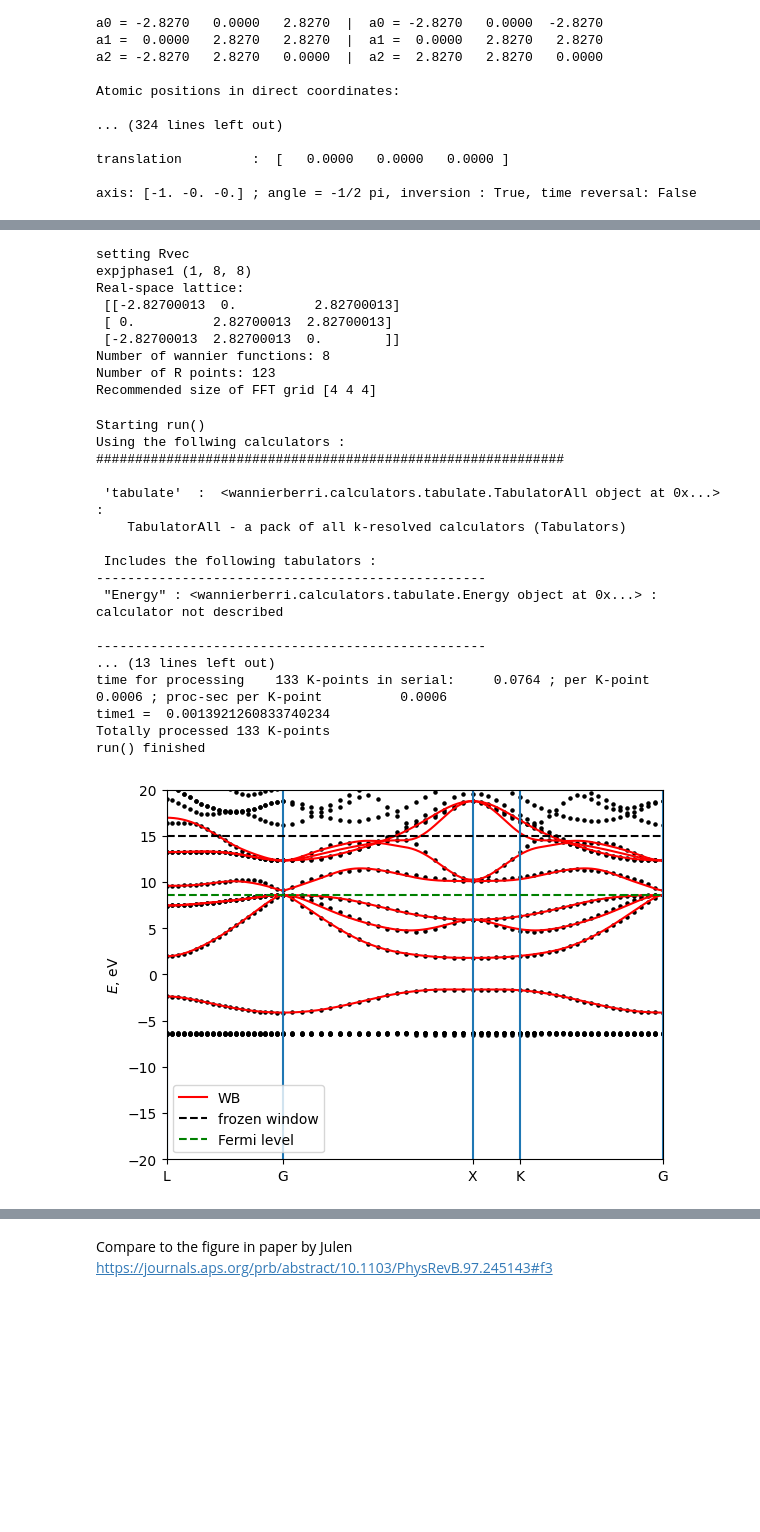
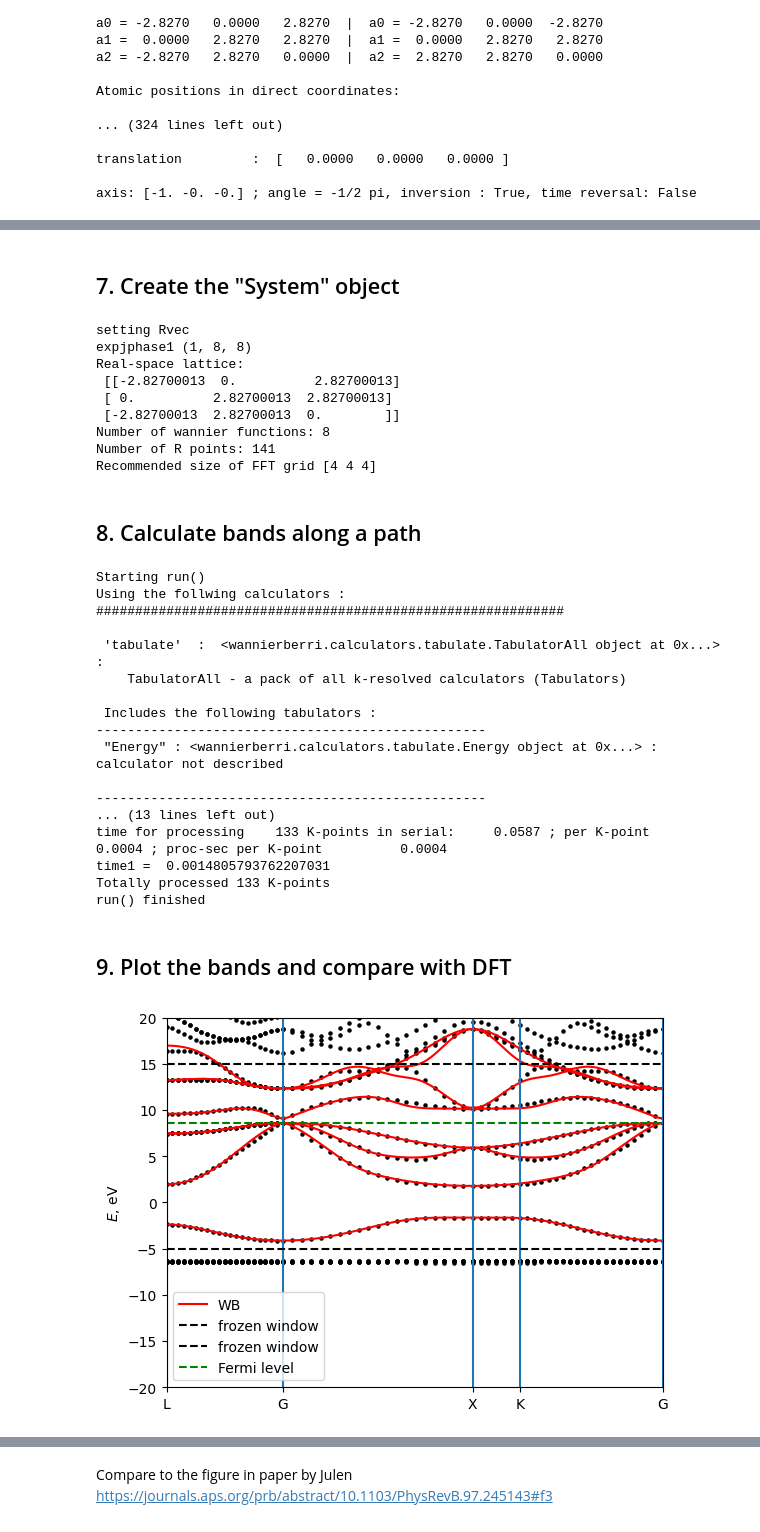
Before and after one commit to wannier-berri/tutorial-CINERAMA-2025, a Jupyter notebook: wannierisation/tutorial-wannierisation.ipynb, the cells around one changed output, grey strips where cells are left out. Saved outputs shown, nothing was run; the diff lists cells and outputs as text; code cells hidden in the pictures; blank space fills up the shorter version.

Commit message:
comments in wannierisation

```diff
--- a/wannierisation/tutorial-wannierisation.ipynb
+++ b/wannierisation/tutorial-wannierisation.ipynb
@@ -26,6 +45,20 @@ axis: [-1. -0. -0.] ; angle = -1/2 pi, inversion : True, time reversal: False
 # %%
+import numpy as np
 from wannierberri.symmetry.projections import Projection, ProjectionsSet
 # now set the transformations of WFs. Make sure, the projections are consistent with the amn file
 proj_Ga_sp3 = Projection(position_num = [[0,0,0]], orbital='sp3', spacegroup=spacegroup)
 proj_As_sp3 = Projection(position_num = [[1/4,1/4,1/4]], orbital='sp3', spacegroup=spacegroup)
-projections_set = ProjectionsSet(projections=[proj_Ga_sp3, proj_As_sp3],)
+proj_Ga_p = Projection(position_num = [[0,0,0]], orbital='p', spacegroup=spacegroup)
+proj_Ga_s = Projection(position_num = [[0,0,0]], orbital='s', spacegroup=spacegroup)
+proj_As_p = Projection(position_num = [[1/4,1/4,1/4]], orbital='p', spacegroup=spacegroup)
+proj_As_s = Projection(position_num = [[1/4,1/4,1/4]], orbital='s', spacegroup=spacegroup)
+
+proj_s_bond = Projection(position_num = [[1/8,1/8,1/8]], orbital='s', spacegroup=spacegroup)
+proj_p_bond = Projection(position_num = [[1/8,1/8,1/8]], orbital='pz',
+                         zaxis =  np.array([1,1,1])@spacegroup.lattice,
+                         rotate_basis=True,
+                         spacegroup=spacegroup)
+
+# projections_set = ProjectionsSet(projections=[proj_Ga_sp3, proj_As_sp3],)
+# projections_set = ProjectionsSet(projections=[proj_Ga_s, proj_Ga_p, proj_As_s, proj_As_p],)
+projections_set = ProjectionsSet(projections=[proj_s_bond, proj_p_bond],) # bonding and antibonding states
@@ -64,9 +124,14 @@ Projection 0.25, 0.25, 0.25:['sp3'] with 4 Wannier functions on 1 points (4 per
 # %%
 from wannierberri.w90files import Wannier90data
-w90data=Wannier90data(seedname="QEfiles/GaAs", readfiles=["mmn","eig","win", "unk"] )
+from wannierberri.w90files.unk import UNK
+w90data=Wannier90data(seedname="QEfiles/GaAs", readfiles=["mmn","eig","win",] , read_npz=False)
 # check the symmetries of the amn and eig files
 w90data.set_symmetrizer(symmetrizer)
 w90data.set_file("amn", amn)
 for ib, band in enumerate(w90data.eig.data.T):
     print(f"Band {ib}: minimum energy = {band.min()} eV, maximum energy = {band.max()} eV")
+
+unk = UNK()
+unk.from_w90_file("QEfiles/GaAs")
+w90data.set_file("unk", unk)
 # %% [output]
@@ -90,10 +157,12 @@ Band 25: minimum energy = 26.945410799149 eV, maximum energy = 34.3242633118 eV
 # %%
-# w90data.select_bands(win_min=-6,win_max= 100)
 froz_max = 15
+froz_min = -5
+
+w90data.select_bands(win_min=froz_min,win_max= 100)
 w90data.wannierise( init = "amn",
-                froz_min=-6,
+                froz_min=froz_min,
                 froz_max=froz_max,
-                print_progress_every=1,
+                print_progress_every=5,
                 num_iter=101,
                 conv_tol=1e-6,
                 mix_ratio_z=1.0,
@@ -121,3 +207,5 @@ total time for wannierization 0.7459039688110352
+# %% [markdown]
+## 7. Create the "System" object
 # %%
 from wannierberri.system import System_w90
 system = System_w90(w90data=w90data, berry=True)
@@ -129,8 +217,10 @@ Real-space lattice:
  [ 0.          2.82700013  2.82700013]
  [-2.82700013  2.82700013  0.        ]]
 Number of wannier functions: 8
-Number of R points: 123
+Number of R points: 141
 Recommended size of FFT grid [4 4 4]
+# %% [markdown]
+## 8. Calculate bands along a path
 # %%
 # all kpoints given in reduced coordinates
 import wannierberri as wberri
@@ -161,10 +251,12 @@ Using the follwing calculators :
 
 --------------------------------------------------
 ... (13 lines left out)
-time for processing    133 K-points in serial:     0.0764 ; per K-point          0.0006 ; proc-sec per K-point          0.0006
-time1 =  0.0013921260833740234
+time for processing    133 K-points in serial:     0.0587 ; per K-point          0.0004 ; proc-sec per K-point          0.0004
+time1 =  0.0014805793762207031
 Totally processed 133 K-points
 run() finished
+# %% [markdown]
+## 9. Plot the bands and compare with DFT
 # %%
 # plot the bands and compare with pw
 # EF = 12
@@ -176,31 +268,32 @@ A = np.loadtxt("./QEfiles/GaAs.bands_pw.dat.gnu")
 bohr_ang = scipy.constants.physical_constants['Bohr radius'][0] / 1e-10
 alatt = 10.684511508634104 * bohr_ang  # lattice constant in Angstrom
 A[:,0]*= 2*np.pi/alatt
 A[:,1] = A[:,1]
 plt.scatter(A[:,0], A[:,1], c="black", s=5)
 
 
 
 bands_path.plot_path_fat(path,
                 quantity=None,
                 # save_file="Fe_bands.pdf",
                 Eshift=0,
                 Emin=-100, Emax=50,
                 iband=None,
                 mode="fatband",
                 fatfactor=20,
                 cut_k=False,
                 linecolor="red",
                 close_fig=False,
                 show_fig=False,
                 label=f"WB"
                 )
 
 plt.ylim(-20,20)
 
 plt.hlines(froz_max, 0, A[-1,0], linestyles="dashed", label="frozen window", color="black")
+plt.hlines(froz_min, 0, A[-1,0], linestyles="dashed", label="frozen window", color="black")
 plt.hlines(8.597, 0, A[-1,0], linestyles="dashed", label="Fermi level", color="green")
 plt.legend()
 plt.savefig("Fe_bands.pdf")
 # %% [output]
-[figure, old version]
+[figure, new version]
```
Also changed, not shown: parts of 15 cells of this notebook.
